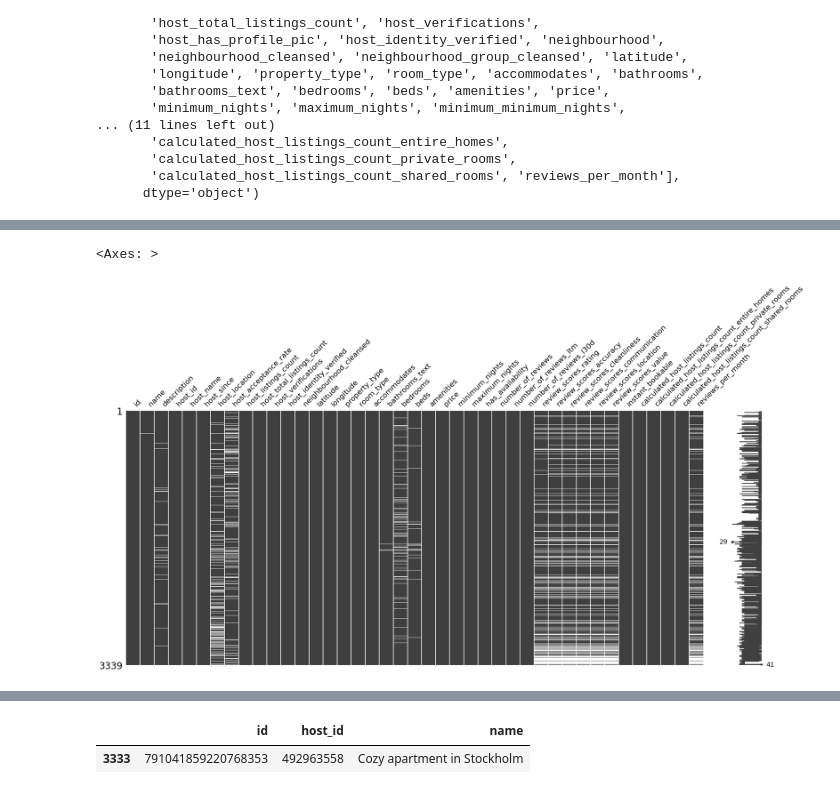
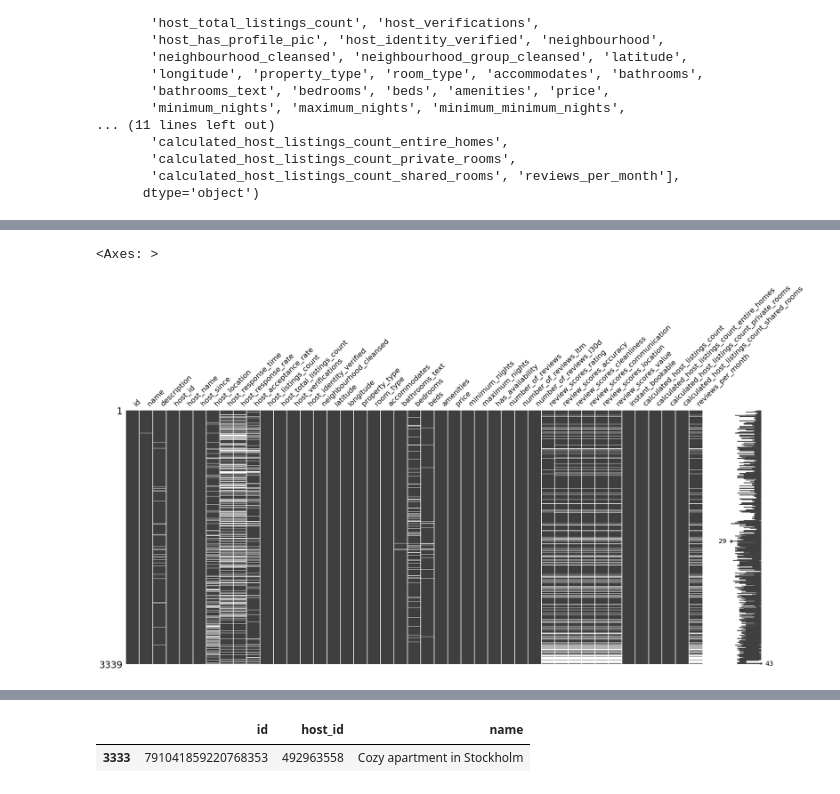
Before and after one commit to scheinmensch/Infringement_Detection_on_Airbnb, a Jupyter notebook: notebooks/U1.ipynb, the cells around one changed output, grey strips where cells are left out. Cells and saved outputs as stored; diff of their text form; code cells hidden in the pictures.

```diff
--- a/notebooks/U1.ipynb
+++ b/notebooks/U1.ipynb
@@ -5,3 +46,5 @@ import pandas as pd
 import seaborn as sns
 import matplotlib.pyplot as plt
 import numpy as np
+c = ['#8e9aaf', '#cbc0d3', '#efd3d7', '#dee2ff', '#feeafa']
+plt.style.use('default')
@@ -8,6 +53,6 @@ import numpy as np
 # %%
-li = pd.read_csv("listings 2.csv")
-li.head()
+sh = pd.read_csv("../data/listings 2.csv")
+sh.head()
 # %% [output]
 |  | id | listing_url | scrape_id | last_scraped | source | name | description | neighborhood_overview | ... |
 | 0 | 75590 | https://www.airbnb.com/rooms/75590 | 20221229235426 | 2022-12-30 | city scrape | Amazing nature location by a lake | Apartment on the top floor, overl... | Expect a wonderful stay in beauti... | ... |
@@ -134,9 +143,9 @@ Index(['id', 'listing_url', 'scrape_id', 'last_scraped', 'source', 'name',
 # %%
 # many columns without interest: easy cleaning
 
-lip = li[['id', 'name',
+sh = sh[['id', 'name',
        'description', 'host_id',
-       'host_name', 'host_since', 'host_location',
+       'host_name', 'host_since', 'host_location', 'host_response_time', 'host_response_rate',
        'host_acceptance_rate',
        'host_listings_count',
        'host_total_listings_count', 'host_verifications', 'host_identity_verified',
@@ -155,6 +164,6 @@ lip = li[['id', 'name',
 # %%
 !pip install missingno
 import missingno as msno
-msno.matrix(lip)
+msno.matrix(sh)
 # %% [output]
 Requirement already satisfied: missingno in /Users/utaviegener/Desktop/neuefische/Modellbauer/.venv/lib/python3.9/site-packages (0.5.2)
@@ -179,3 +186,3 @@ Requirement already satisfied: six>=1.5 in /Users/utaviegener/Desktop/neuefische
 <Axes: >
-[figure, old version]
+[figure, new version]
 # %%
```
Also changed, not shown: parts of 136 cells of this notebook.
